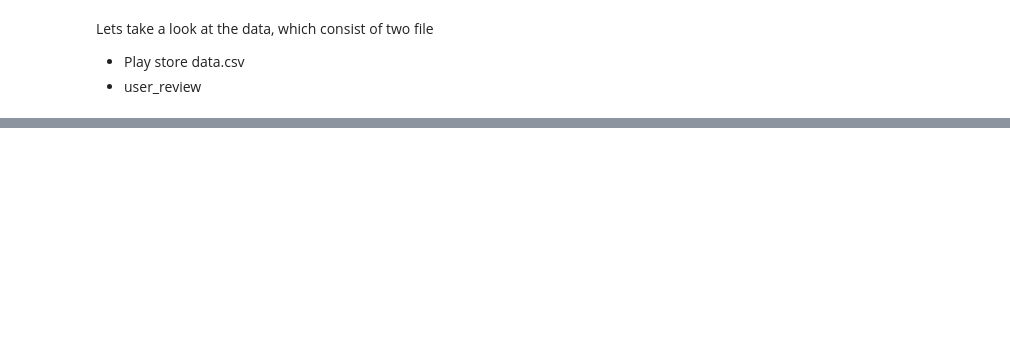
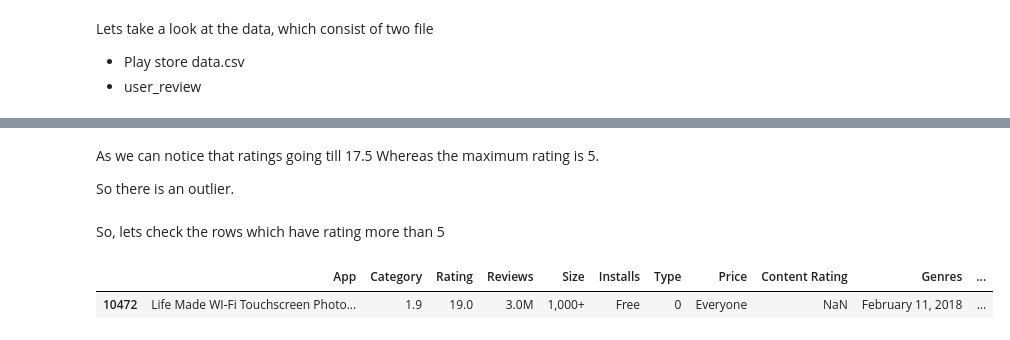
Before and after one commit to Team-AlmaBetter/playstore-analysis, a Jupyter notebook: Copy_of_Untitled0.ipynb, the cells around one changed output, grey strips where cells are left out. Saved outputs shown, nothing was run; the diff lists cells and outputs as text; code cells hidden in the pictures; blank space fills up the shorter version.

```diff
--- a/Copy_of_Untitled0.ipynb
+++ b/Copy_of_Untitled0.ipynb
@@ -17,0 +145,14 @@ Satya 2nd time
+# %% [markdown]
+As we can notice that ratings going till 17.5
+Whereas the maximum rating is 5.
+
+So there is an outlier.
+# %% [markdown]
+So, lets check the rows which have rating more than 5
+# %%
+# checking rating more that 5
+
+df_Play_Store[df_Play_Store['Rating']>5]
+# %% [output]
+|  | App | Category | Rating | Reviews | Size | Installs | Type | Price | Content Rating | Genres | ... |
+| 10472 | Life Made WI-Fi Touchscreen Photo... | 1.9 | 19.0 | 3.0M | 1,000+ | Free | 0 | Everyone | NaN | February 11, 2018 | ... |
```
Also changed, not shown: parts of 28 cells of this notebook.
